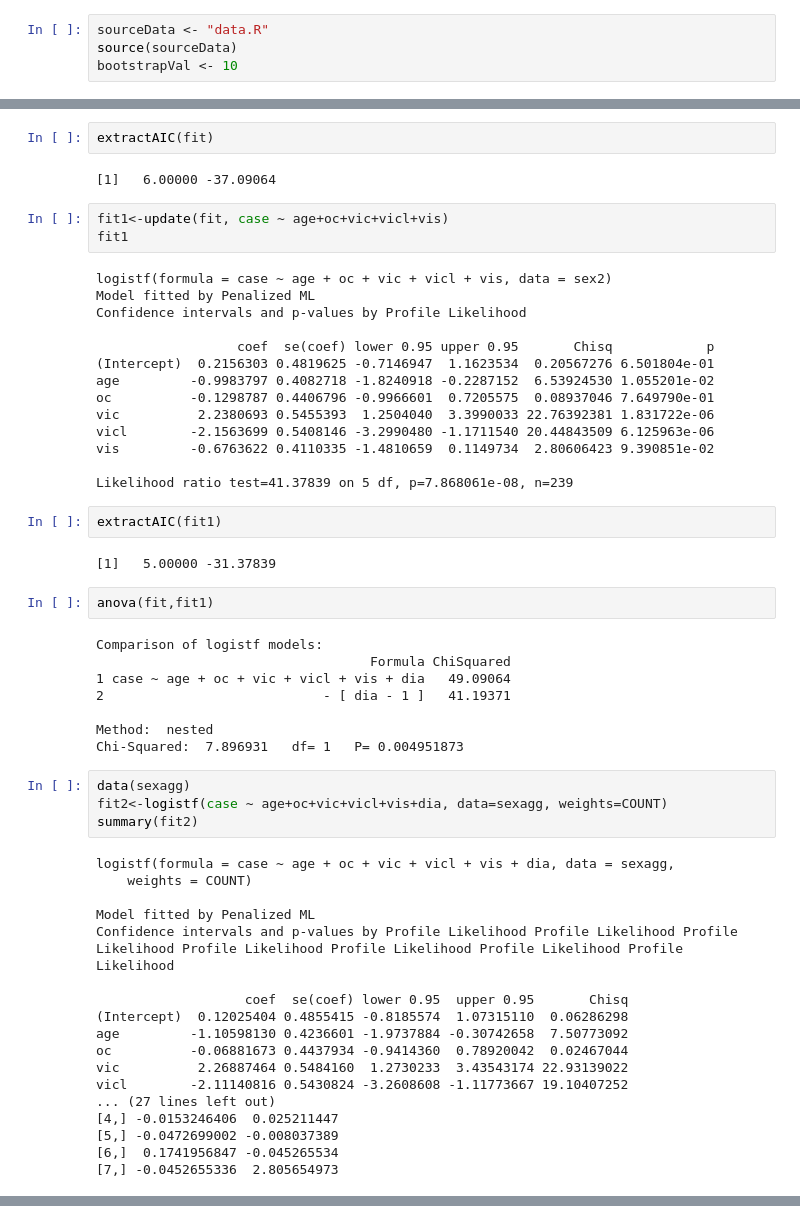
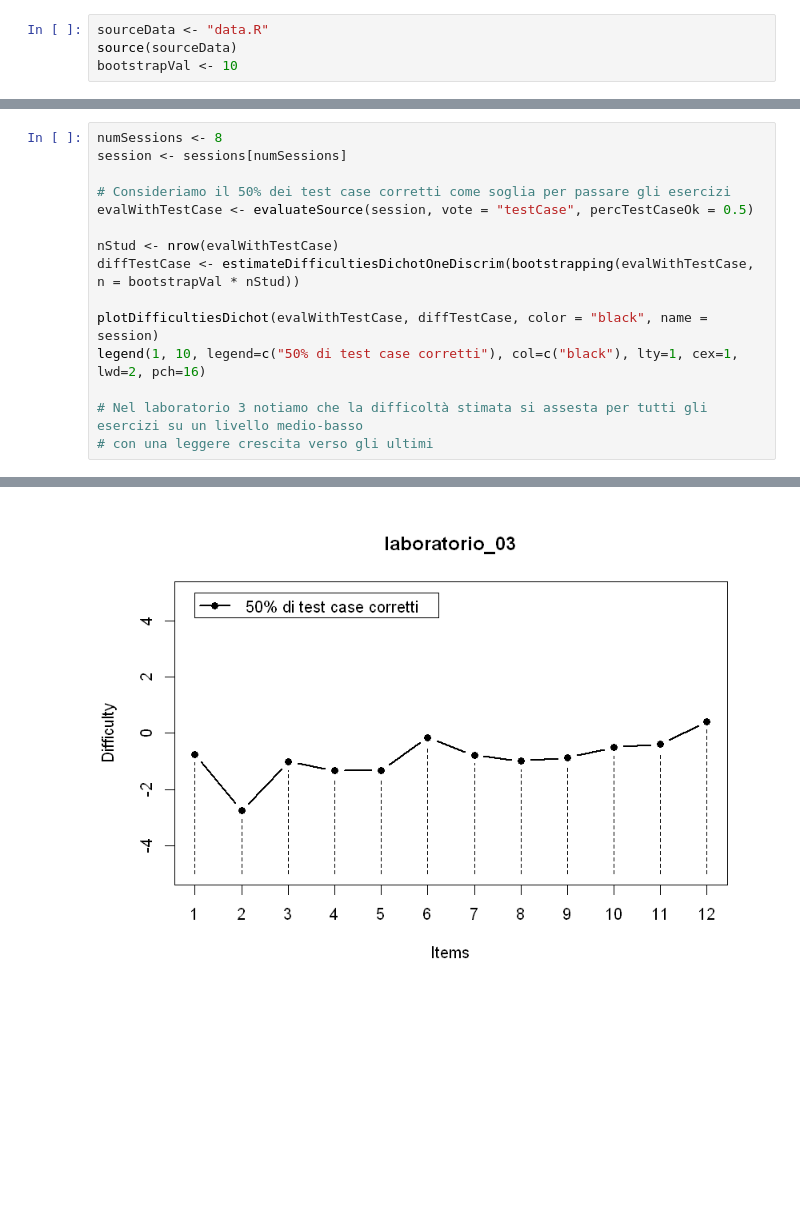
Before and after one commit to MarcoCordoni95/TesiTriennale-ItemResponseTheory, a Jupyter notebook: IRT.ipynb, the cells around one changed output, grey strips where cells are left out. Drawn from its saved outputs; the diff is of its cells as text; blank space fills up the shorter version.

```diff
--- a/IRT.ipynb
+++ b/IRT.ipynb
@@ -771,57 +645,16 @@ plot(profile(fit,variable="dia"))
-# %%
-extractAIC(fit)
-# %% [output]
-[1]   6.00000 -37.09064
-# %%
-fit1<-update(fit, case ~ age+oc+vic+vicl+vis)
-fit1
-# %% [output]
-logistf(formula = case ~ age + oc + vic + vicl + vis, data = sex2)
-Model fitted by Penalized ML
-Confidence intervals and p-values by Profile Likelihood
-
-                  coef  se(coef) lower 0.95 upper 0.95       Chisq            p
-(Intercept)  0.2156303 0.4819625 -0.7146947  1.1623534  0.20567276 6.501804e-01
-age         -0.9983797 0.4082718 -1.8240918 -0.2287152  6.53924530 1.055201e-02
-oc          -0.1298787 0.4406796 -0.9966601  0.7205575  0.08937046 7.649790e-01
-vic          2.2380693 0.5455393  1.2504040  3.3990033 22.76392381 1.831722e-06
-vicl        -2.1563699 0.5408146 -3.2990480 -1.1711540 20.44843509 6.125963e-06
-vis         -0.6763622 0.4110335 -1.4810659  0.1149734  2.80606423 9.390851e-02
-
-Likelihood ratio test=41.37839 on 5 df, p=7.868061e-08, n=239
-# %%
-extractAIC(fit1)
-# %% [output]
-[1]   5.00000 -31.37839
-# %%
-anova(fit,fit1)
-# %% [output]
-Comparison of logistf models:
-                                   Formula ChiSquared
-1 case ~ age + oc + vic + vicl + vis + dia   49.09064
-2                            - [ dia - 1 ]   41.19371
-
-Method:  nested
-Chi-Squared:  7.896931   df= 1   P= 0.004951873
-# %%
-data(sexagg)
-fit2<-logistf(case ~ age+oc+vic+vicl+vis+dia, data=sexagg, weights=COUNT)
-summary(fit2)
-# %% [output]
-logistf(formula = case ~ age + oc + vic + vicl + vis + dia, data = sexagg,
-    weights = COUNT)
-
-Model fitted by Penalized ML
-Confidence intervals and p-values by Profile Likelihood Profile Likelihood Profile Likelihood Profile Likelihood Profile Likelihood Profile Likelihood Profile Likelihood
-
-                   coef  se(coef) lower 0.95  upper 0.95       Chisq
-(Intercept)  0.12025404 0.4855415 -0.8185574  1.07315110  0.06286298
-age         -1.10598130 0.4236601 -1.9737884 -0.30742658  7.50773092
-oc          -0.06881673 0.4437934 -0.9414360  0.78920042  0.02467044
-vic          2.26887464 0.5484160  1.2730233  3.43543174 22.93139022
-vicl        -2.11140816 0.5430824 -3.2608608 -1.11773667 19.10407252
-... (27 lines left out)
-[4,] -0.0153246406  0.025211447
-[5,] -0.0472699002 -0.008037389
-[6,]  0.1741956847 -0.045265534
-[7,] -0.0452655336  2.805654973
+# %%
+numSessions <- 8
+session <- sessions[numSessions]
+
+# Consideriamo il 50% dei test case corretti come soglia per passare gli esercizi
+evalWithTestCase <- evaluateSource(session, vote = "testCase", percTestCaseOk = 0.5)
+
+nStud <- nrow(evalWithTestCase)
+diffTestCase <- estimateDifficultiesDichotOneDiscrim(bootstrapping(evalWithTestCase, n = bootstrapVal * nStud))
+
+plotDifficultiesDichot(evalWithTestCase, diffTestCase, color = "black", name = session)
+legend(1, 10, legend=c("50% di test case corretti"), col=c("black"), lty=1, cex=1, lwd=2, pch=16)
+
+# Nel laboratorio 3 notiamo che la difficoltà stimata si assesta per tutti gli esercizi su un livello medio-basso
+# con una leggere crescita verso gli ultimi
+# %% [output]
@@ -827,0 +664 @@ vicl        -2.11140816 0.5430824 -3.2608608 -1.11773667 19.10407252
+[figure, added]
```
Also changed, not shown: parts of 21 cells of this notebook.
